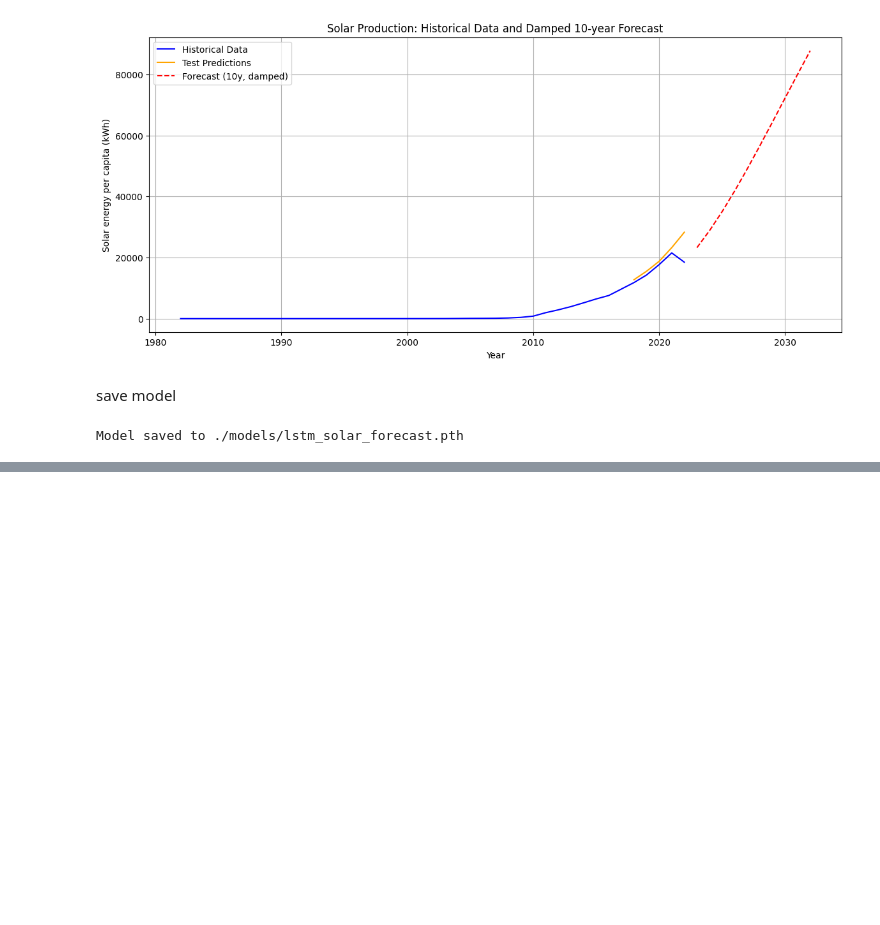
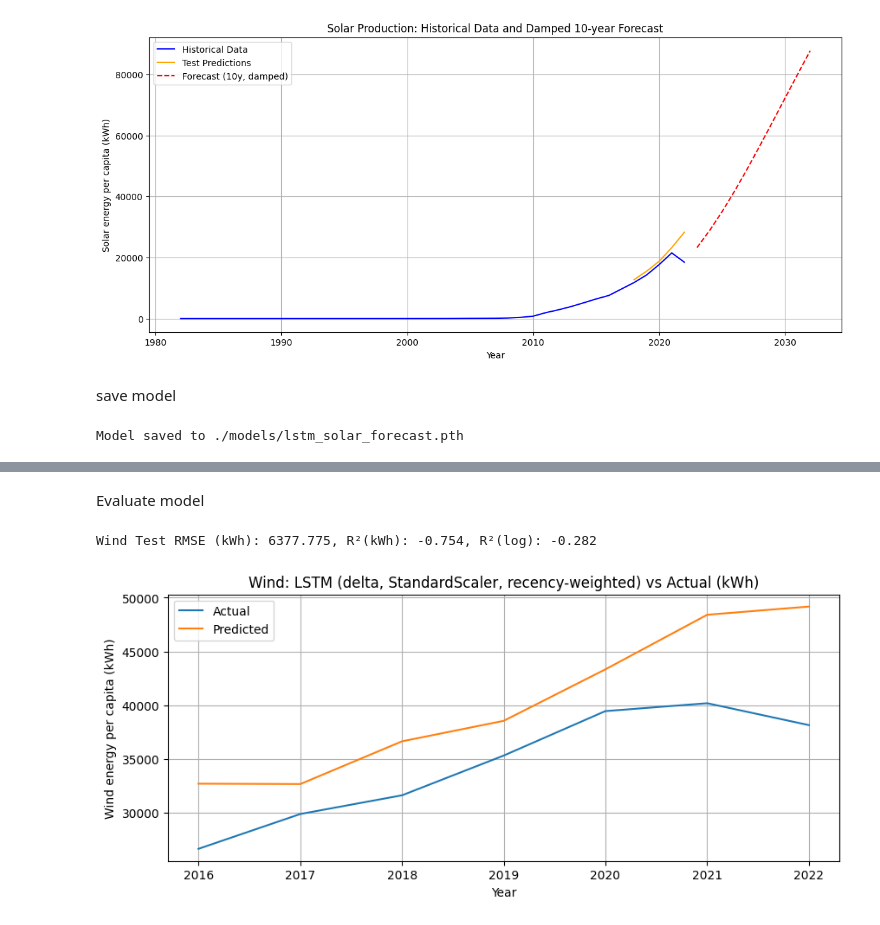
Before and after one commit to KMarsh-code/global-renewable-energy-analysis, a Jupyter notebook: jupyter_notebooks/2_renewable_energy_hypothesis_testing.ipynb, the cells around one changed output, grey strips where cells are left out. Cells and saved outputs as stored; diff of their text form; code cells hidden in the pictures; blank space fills up the shorter version.

Commit message:
Add code for wind LSTM and save model

```diff
--- a/jupyter_notebooks/2_renewable_energy_hypothesis_testing.ipynb
+++ b/jupyter_notebooks/2_renewable_energy_hypothesis_testing.ipynb
@@ -1860,0 +1975,32 @@ Model saved to ./models/lstm_solar_forecast.pth
+# %% [markdown]
+Evaluate model
+# %%
+model_2.eval()
+with torch.no_grad():
+    pred_delta_scaled_w = model_2(X_test.to(device)).cpu().numpy().reshape(-1, 1)
+
+pred_delta_log_w = sc_delta_w.inverse_transform(pred_delta_scaled_w).reshape(-1)
+base_logs_test_w = test_log_w[sequence_length-1:-1]
+y_pred_log_level_w = base_logs_test_w + pred_delta_log_w
+y_true_log_level_w = test_log_w[sequence_length:]
+
+# back to kWh
+y_pred_w = np.expm1(y_pred_log_level_w)
+y_true_w = np.expm1(y_true_log_level_w)
+eval_dates_w = test_data_w.index[sequence_length:]
+
+rmse_w = np.sqrt(mean_squared_error(y_true_w, y_pred_w))
+r2_w   = r2_score(y_true_w, y_pred_w)
+r2_w_log = r2_score(y_true_log_level_w, y_pred_log_level_w)
+print(f"Wind Test RMSE (kWh): {rmse_w:.3f}, R²(kWh): {r2_w:.3f}, R²(log): {r2_w_log:.3f}")
+
+plt.figure(figsize=(10, 4))
+plt.plot(eval_dates_w, y_true_w, label='Actual')
+plt.plot(eval_dates_w, y_pred_w, label='Predicted')
+plt.title("Wind: LSTM (delta, StandardScaler, recency-weighted) vs Actual (kWh)")
+plt.xlabel("Year")
+plt.ylabel("Wind energy per capita (kWh)")
+plt.legend(); plt.grid(True); plt.show()
+# %% [output]
+Wind Test RMSE (kWh): 6377.775, R²(kWh): -0.754, R²(log): -0.282
+[figure, added]
```
Also changed, not shown: parts of 8 cells of this notebook, 1 other file.
